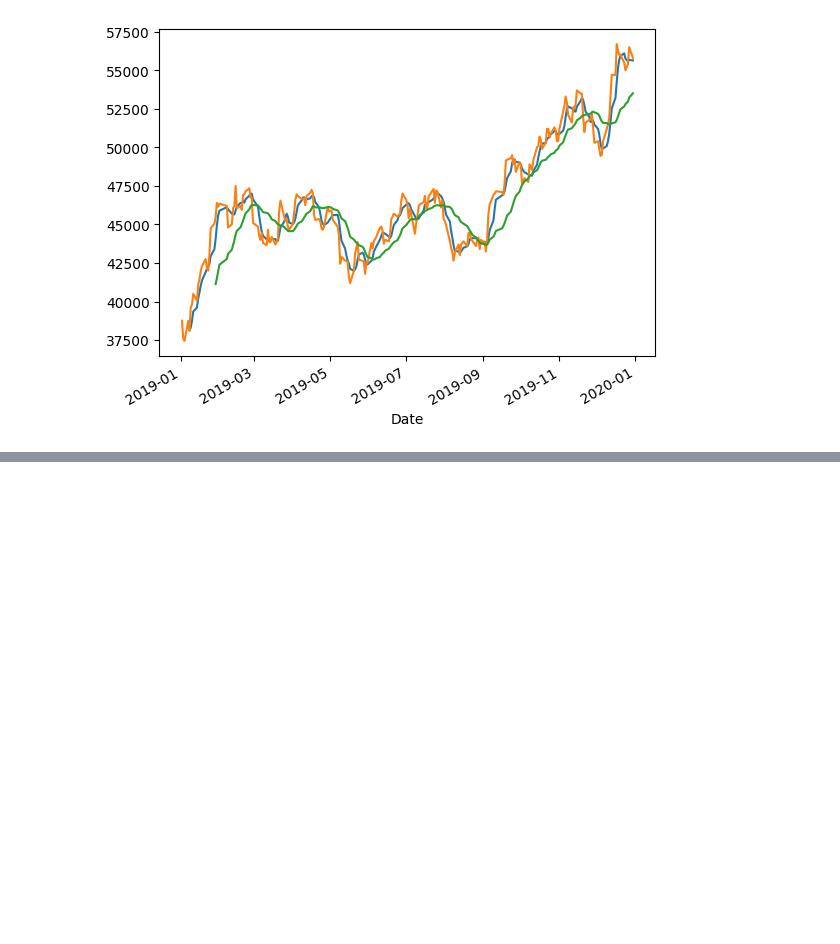
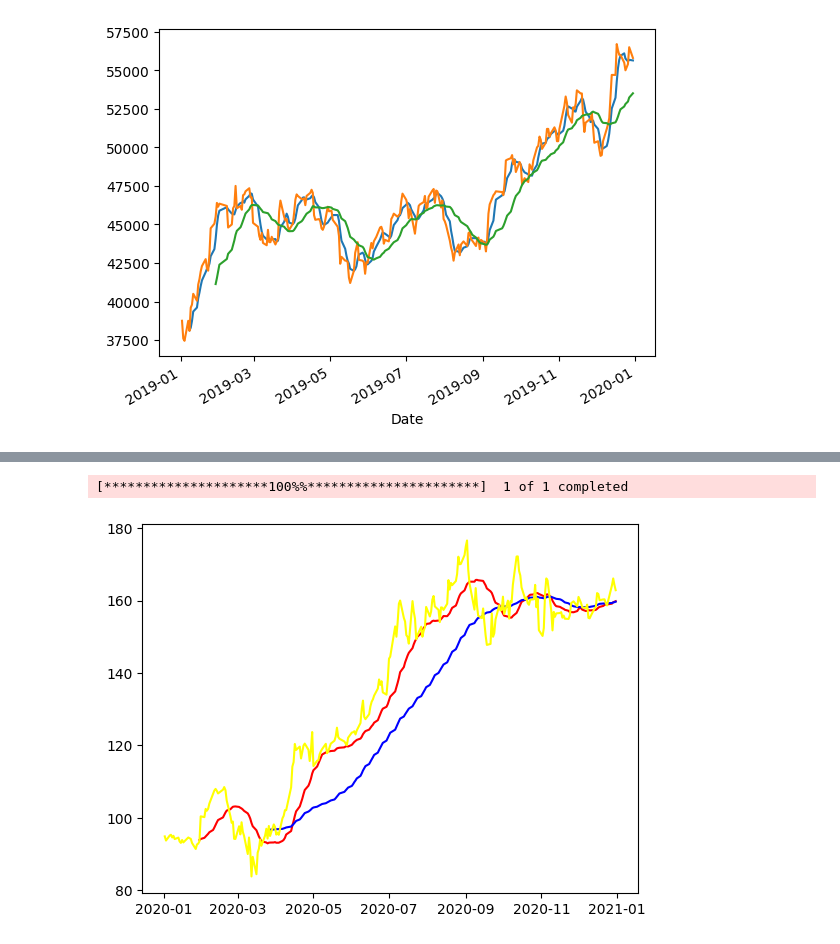
Before and after one commit to Taeseong-eom/ApplePython, a Jupyter notebook: pandas.ipynb, the cells around one changed output, grey strips where cells are left out. Saved outputs shown, nothing was run; the diff lists cells and outputs as text; code cells hidden in the pictures; blank space fills up the shorter version.

```diff
--- a/pandas.ipynb
+++ b/pandas.ipynb
@@ -67,0 +110,12 @@ df2['rolling20'].plot()
+# %%
+# 아마존 (종목코드 AMZN) 주식의 2020년 01월01일~12월31일 주식가격을 yahoo에서 가져온 후 20일, 60일 이동평균선
+df3 = data.get_data_yahoo('AMZN', start='2020-01-01', end='2021-01-01')
+df3['rolling20'] = df3['Close'].rolling(20).mean()
+df3['rolling60'] = df3['Close'].rolling(60).mean()
+plt.plot(df3.index, df3['rolling20'], color="red")
+plt.plot(df3.index, df3['rolling60'], color="blue")
+plt.plot(df3.index, df3['Close'], color='yellow')
+plt.show()
+# %% [output]
+[*********************100%%**********************]  1 of 1 completed
+[figure, added]
```
Also changed, not shown: parts of 4 cells of this notebook.
